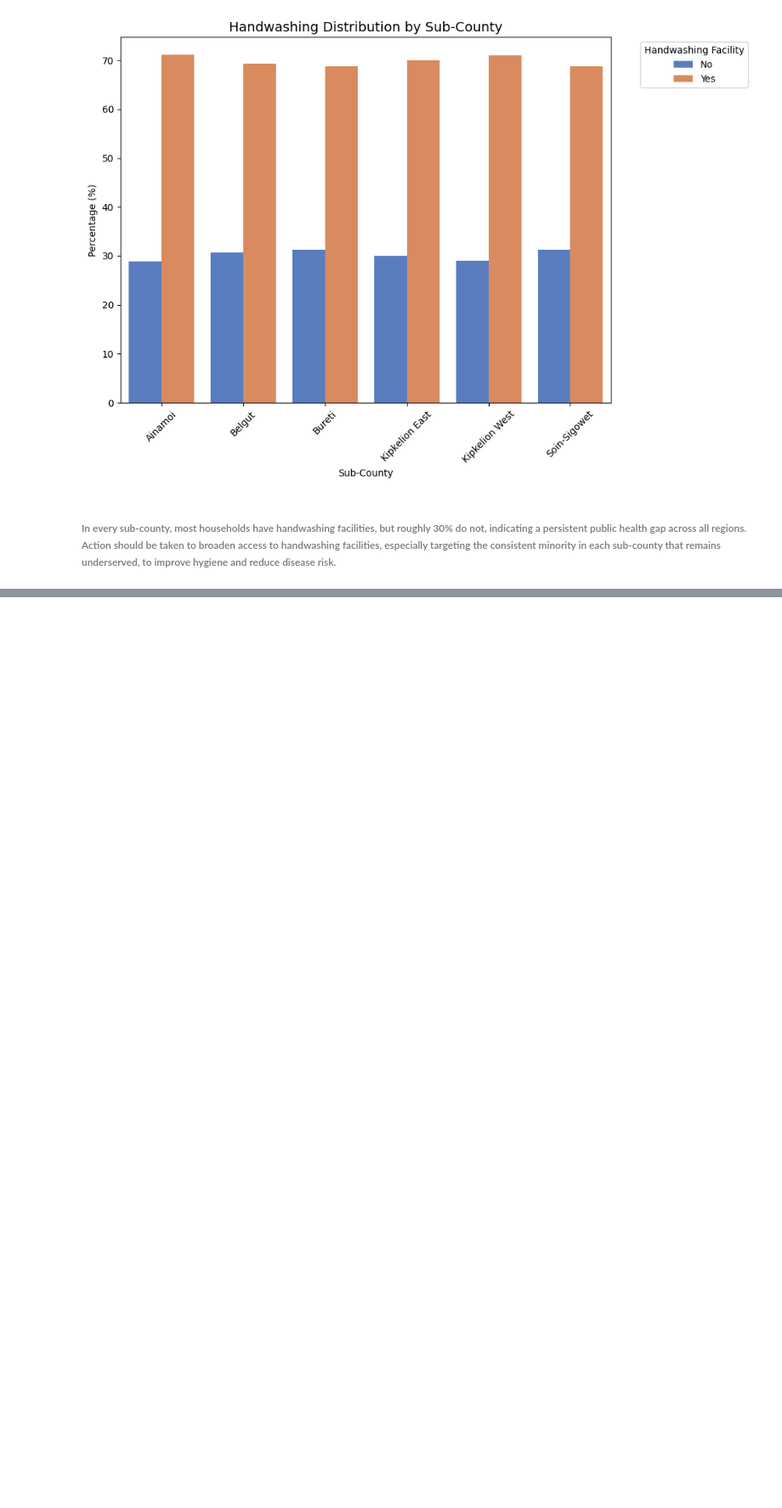
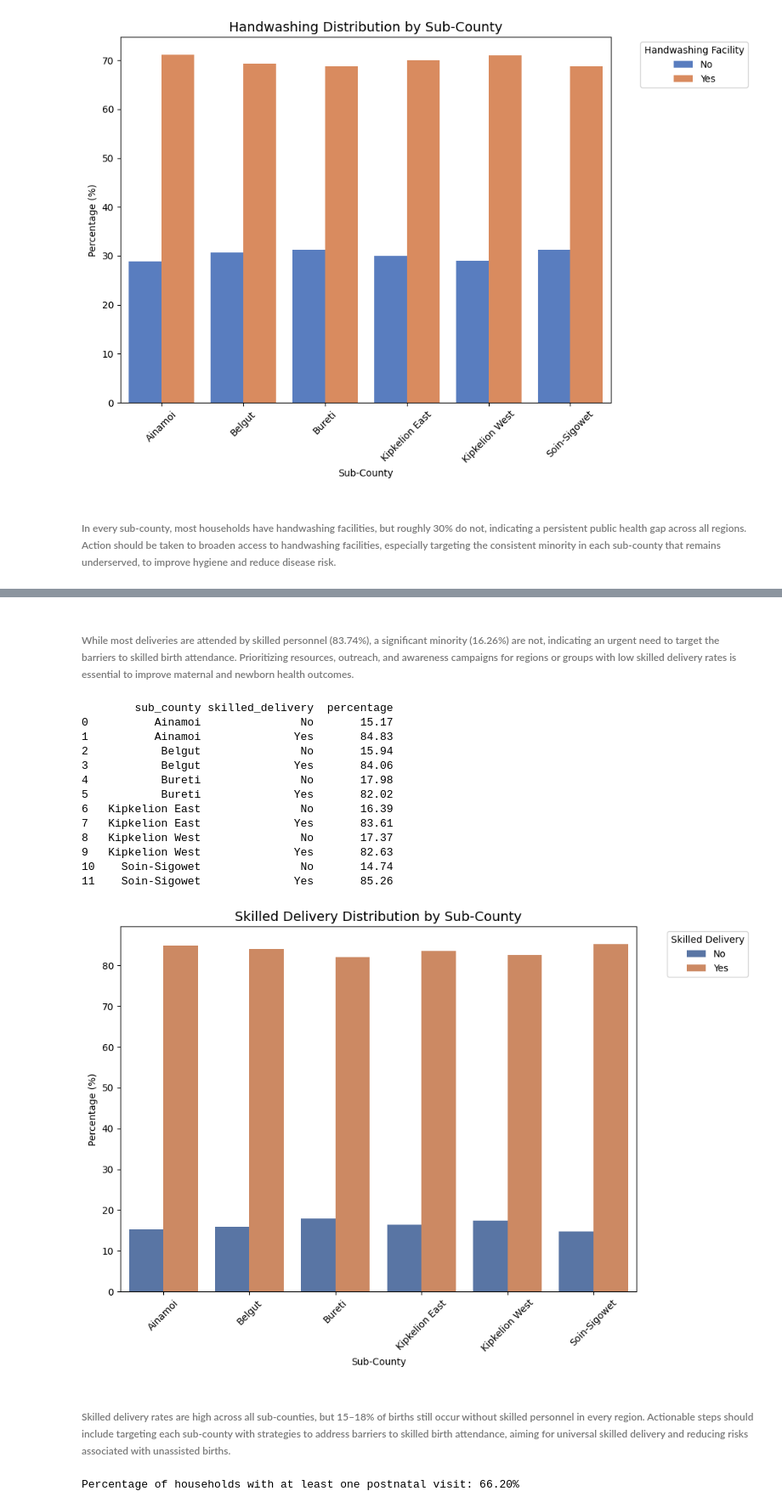
Before and after one commit to gilbertbett/Healthcare-Analytics, a Jupyter notebook: keph_level_1_kericho/keph_level_1_kericho_notebook.ipynb, the cells around one changed output, grey strips where cells are left out. Shown: that part at 85% size. Saved outputs shown, nothing was run; the diff lists cells and outputs as text; code cells hidden in the pictures; blank space fills up the shorter version.

```diff
--- a/keph_level_1_kericho/keph_level_1_kericho_notebook.ipynb
+++ b/keph_level_1_kericho/keph_level_1_kericho_notebook.ipynb
@@ -385,0 +465,53 @@ plt.show()
+# %% [markdown]
+###### While most deliveries are attended by skilled personnel (83.74%), a significant minority (16.26%) are not, indicating an urgent need to target the barriers to skilled birth attendance. Prioritizing resources, outreach, and awareness campaigns for regions or groups with low skilled delivery rates is essential to improve maternal and newborn health outcomes.
+# %%
+# Distribution of skilled deliveries by sub-county
+
+count_per_group = main_df.groupby(['sub_county', 'skilled_delivery']).size()
+total_per_subcounty = main_df.groupby('sub_county').size()
+percentage_per_subcounty = (100 * (count_per_group / total_per_subcounty)).reset_index(name='percentage').round(2)
+print(percentage_per_subcounty)
+
+# Visualize skilled delivery distribution by sub-county
+plt.figure(figsize=(10,7))
+ax = sns.barplot(
+    data=percentage_per_subcounty,
+    x='sub_county',
+    y='percentage',
+    hue='skilled_delivery',
+    palette='deep')
+plt.title('Skilled Delivery Distribution by Sub-County', fontsize=14)
+plt.xlabel('Sub-County')
+plt.ylabel('Percentage (%)')
+plt.xticks(rotation=45)
+plt.legend(title='Skilled Delivery', bbox_to_anchor=(1.05, 1), loc='upper left')
+plt.tight_layout()
+plt.show()
+# %% [output]
+        sub_county skilled_delivery  percentage
+0          Ainamoi               No       15.17
+1          Ainamoi              Yes       84.83
+2           Belgut               No       15.94
+3           Belgut              Yes       84.06
+4           Bureti               No       17.98
+5           Bureti              Yes       82.02
+6   Kipkelion East               No       16.39
+7   Kipkelion East              Yes       83.61
+8   Kipkelion West               No       17.37
+9   Kipkelion West              Yes       82.63
+10    Soin-Sigowet               No       14.74
+11    Soin-Sigowet              Yes       85.26
+[figure, added]
+# %% [markdown]
+###### Skilled delivery rates are high across all sub-counties, but 15–18% of births still occur without skilled personnel in every region. Actionable steps should include targeting each sub-county with strategies to address barriers to skilled birth attendance, aiming for universal skilled delivery and reducing risks associated with unassisted births.
+# %%
+# Overall distribution of postnatal visits
+
+postnatal_df = main_df[main_df['postnatal_visit'] > 0]
+at_least_one_postnatal = (main_df['postnatal_visit'] >= 1).sum()
+total_households = len(main_df)
+percentage_at_least_one_postnatal = (at_least_one_postnatal / total_households) * 100
+
+print(f'Percentage of households with at least one postnatal visit: {percentage_at_least_one_postnatal:.2f}%')
+# %% [output]
+Percentage of households with at least one postnatal visit: 66.20%
```
Also changed, not shown: parts of 17 cells of this notebook.
